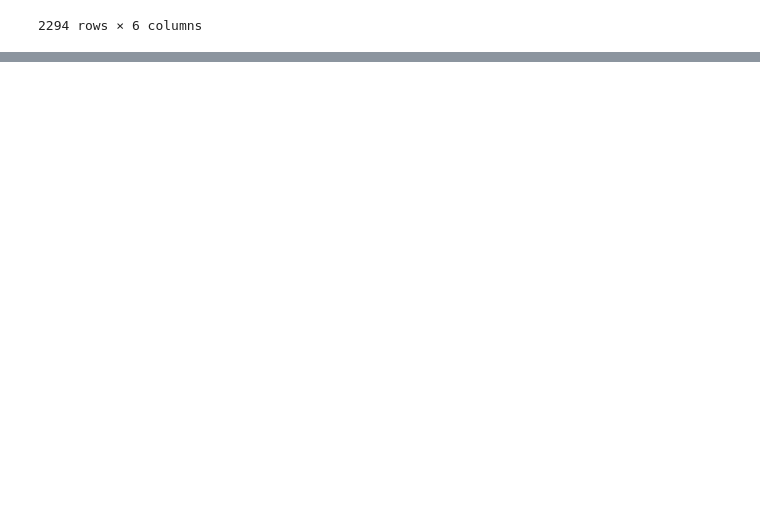
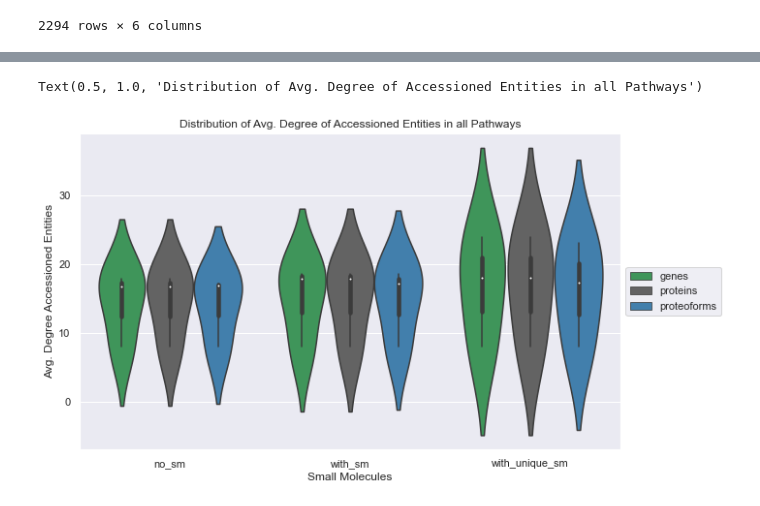
Before and after one commit to PathwayAnalysisPlatform/ProteoformNetworks, a Jupyter notebook: src/Python/analysis_1_size_degree.ipynb, the cells around one changed output, grey strips where cells are left out. Cells and saved outputs as stored; diff of their text form; code cells hidden in the pictures; blank space fills up the shorter version.

```diff
--- a/src/Python/analysis_1_size_degree.ipynb
+++ b/src/Python/analysis_1_size_degree.ipynb
@@ -518,0 +668,15 @@ df_pathways_grouped
+# %%
+import matplotlib.pyplot as plt
+
+sns.set(rc = {"figure.facecolor": "white"})
+
+fig, ax = plt.subplots(1, 1, figsize=(5, 6))
+fig.set_size_inches(10, 6)
+f = sns.violinplot(x="Small Molecules", y="Avg. Degree Accessioned Entities", hue="Entity Level",
+                   data=df_deg_pathways, palette=config.COLORS_BORDER)
+#ax.yaxis.set_major_formatter(mticker.StrMethodFormatter("$10^{{{x:.0f}}}$")) # Convert ticks to powers of 10
+f.legend(loc='center left', bbox_to_anchor=(1, 0.5))
+f.set_title("Distribution of Avg. Degree of Accessioned Entities in all Pathways")
+# %% [output]
+Text(0.5, 1.0, 'Distribution of Avg. Degree of Accessioned Entities in all Pathways')
+[figure, added]
```
Also changed, not shown: parts of 16 cells of this notebook.
